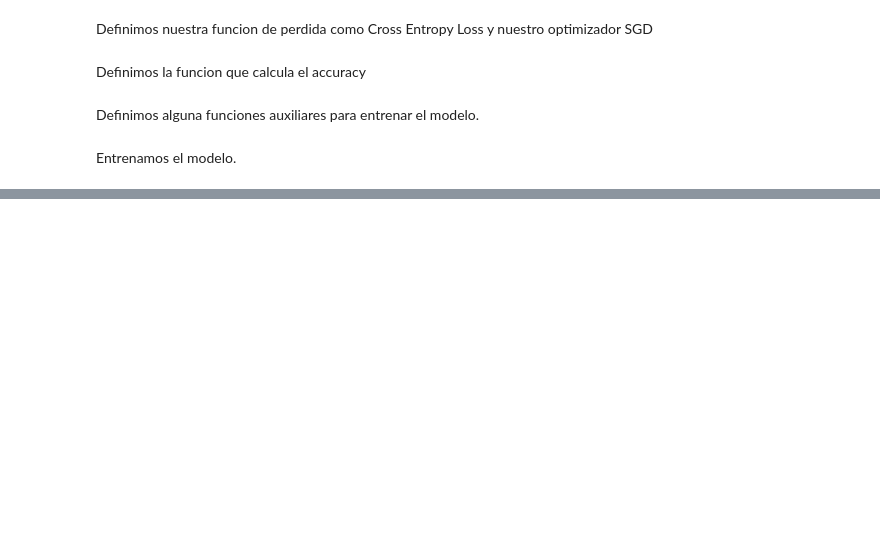
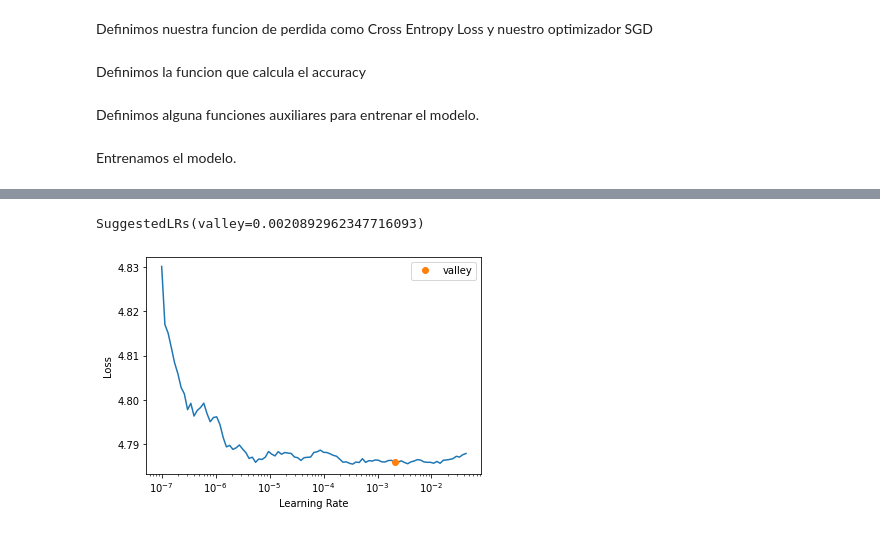
Before and after one commit to tomiambro/ap_automatico, a Jupyter notebook: tp2pytorch.ipynb, the cells around one changed output, grey strips where cells are left out. Cells and saved outputs as stored; diff of their text form; code cells hidden in the pictures; blank space fills up the shorter version.

Commit message:
Modelo funcionando en gpu

```diff
--- a/tp2pytorch.ipynb
+++ b/tp2pytorch.ipynb
@@ -232,0 +249,5 @@ KeyboardInterrupt: ignored
+# %%
+learn = Learner(dls, model, metrics=accuracy).to_fp16()
+# %%
+learn.lr_find(start_lr=1e-7, end_lr=0.1)
+# %% [output]
@@ -232,0 +255,2 @@ KeyboardInterrupt: ignored
+SuggestedLRs(valley=0.0020892962347716093)
+[figure, added]
```
Also changed, not shown: parts of 21 cells of this notebook.
